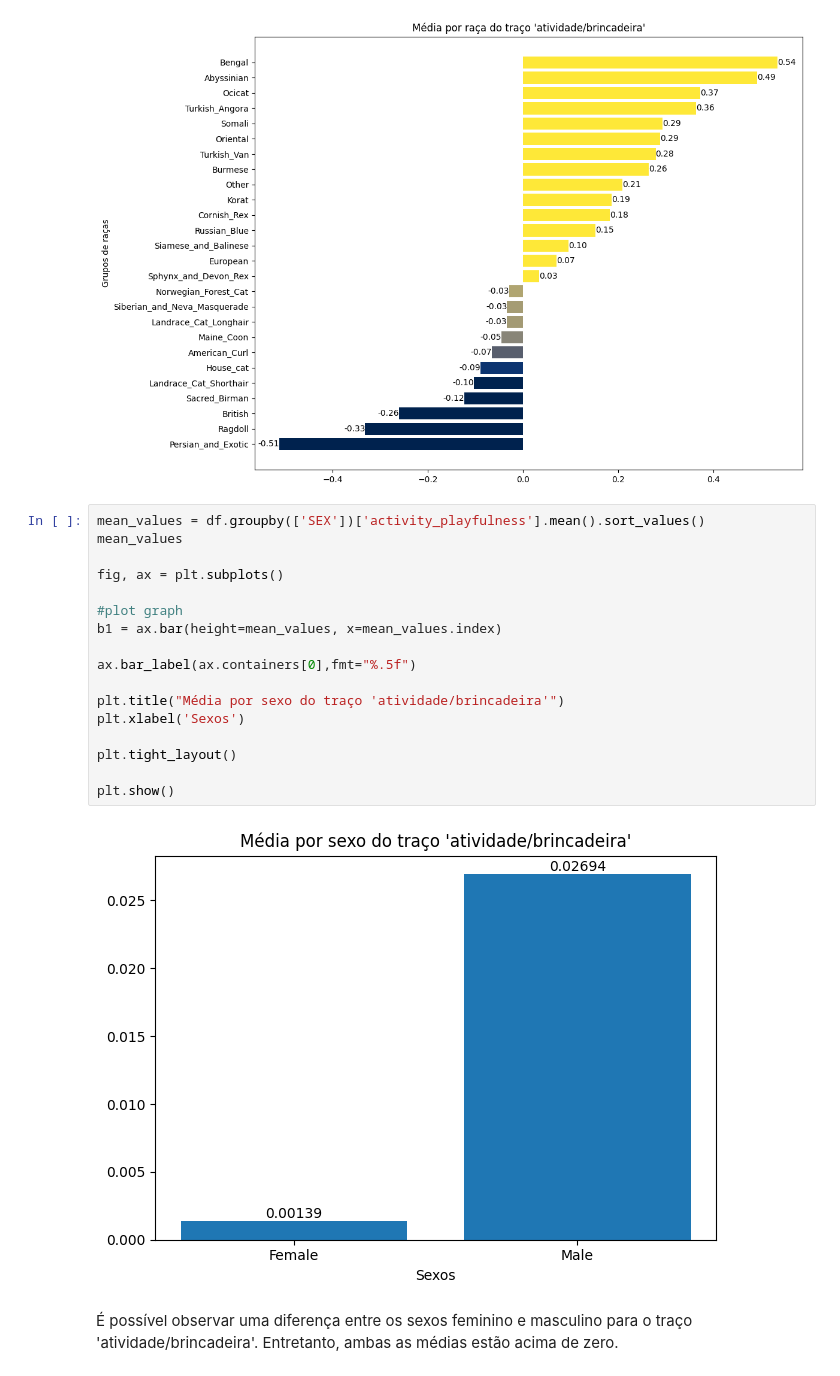
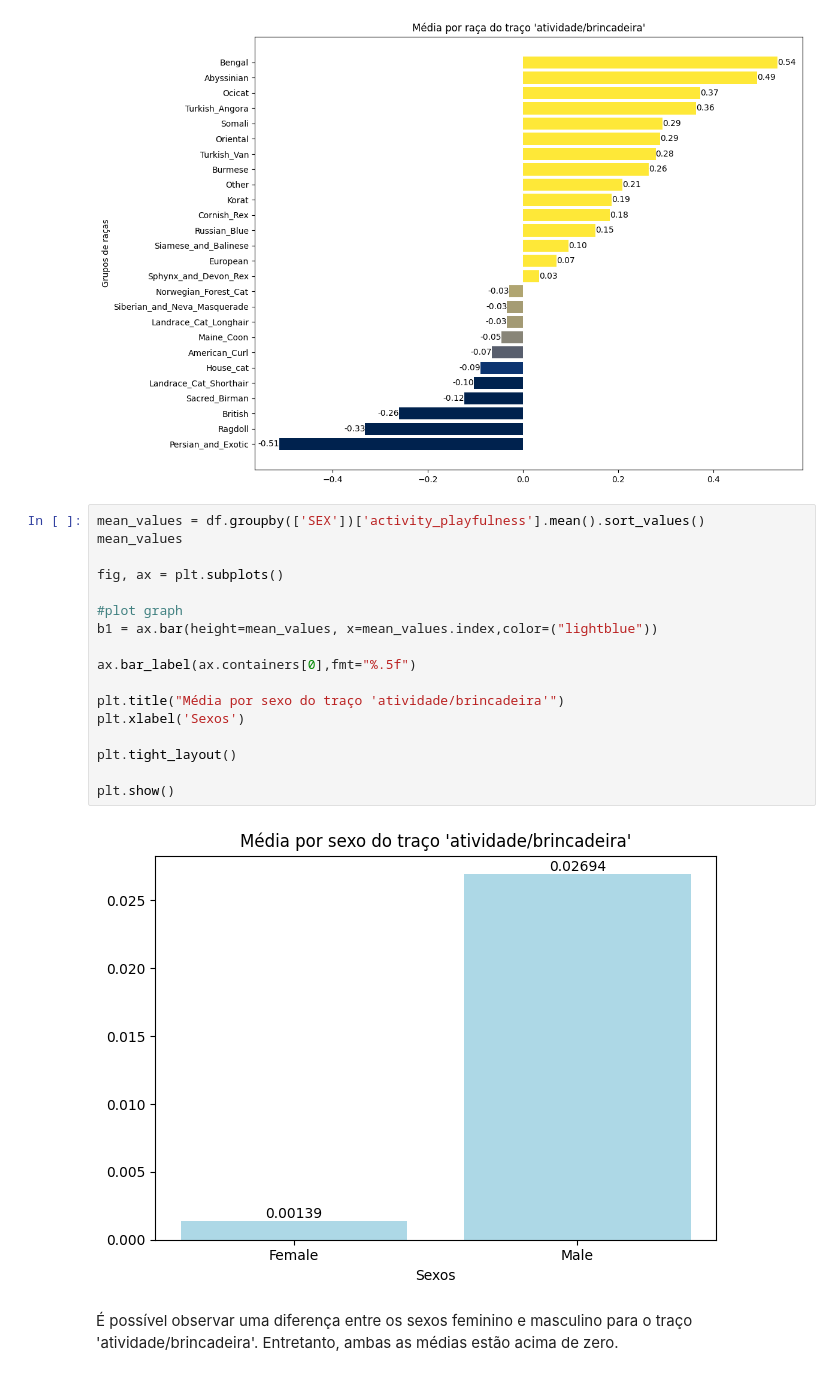
Before and after one commit to cassianovello/mpv_01, a Jupyter notebook: DataScience_MVP_01.ipynb, the cells around one changed output. Drawn from its saved outputs; the diff is of its cells as text.

```diff
--- a/DataScience_MVP_01.ipynb
+++ b/DataScience_MVP_01.ipynb
@@ -386,21 +396,21 @@ plt.show()
 # %%
 mean_values = df.groupby(['SEX'])['activity_playfulness'].mean().sort_values()
 mean_values
 
 fig, ax = plt.subplots()
 
 #plot graph
-b1 = ax.bar(height=mean_values, x=mean_values.index)
+b1 = ax.bar(height=mean_values, x=mean_values.index,color=("lightblue"))
 
 ax.bar_label(ax.containers[0],fmt="%.5f")
 
 plt.title("Média por sexo do traço 'atividade/brincadeira'")
 plt.xlabel('Sexos')
 
 plt.tight_layout()
 
 plt.show()
 # %% [output]
-[figure, old version]
+[figure, new version]
 # %% [markdown]
 É possível observar uma diferença entre os sexos feminino e masculino para o traço 'atividade/brincadeira'. Entretanto, ambas as médias estão acima de zero.
```
Also changed, not shown: parts of 6 cells of this notebook.
